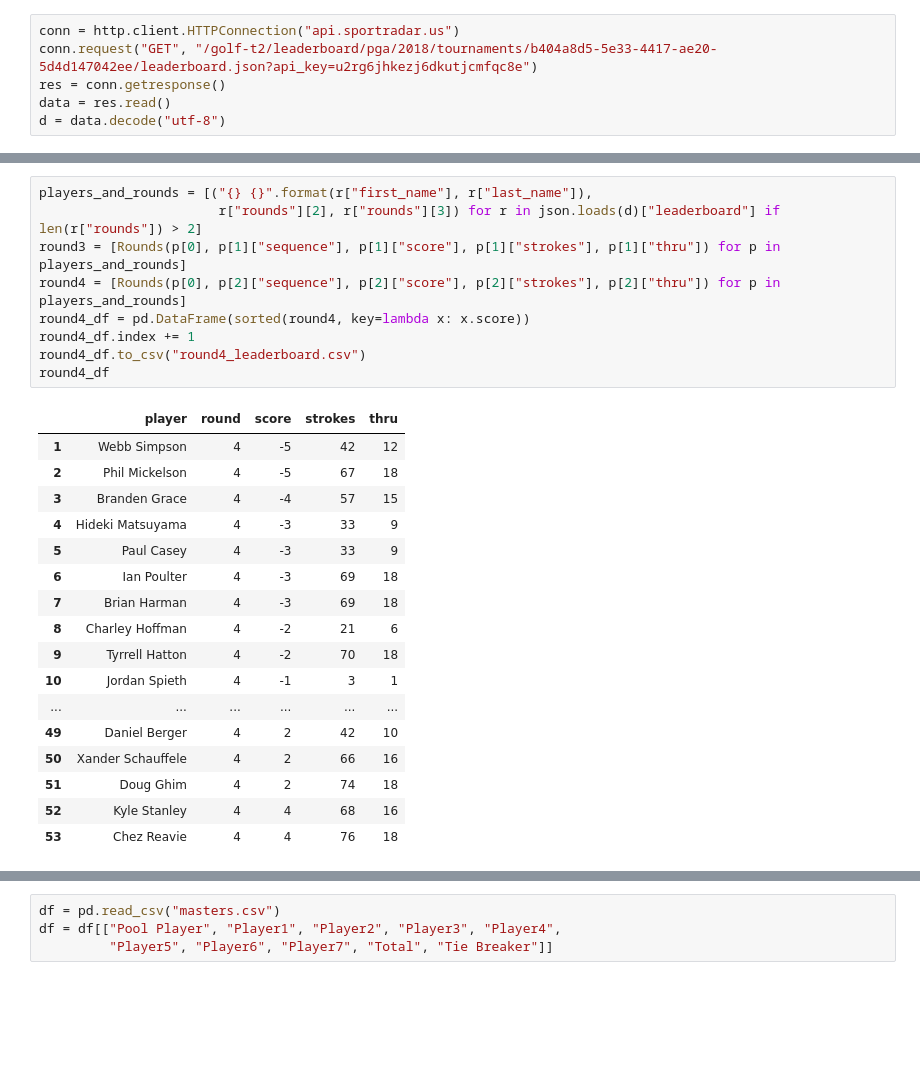
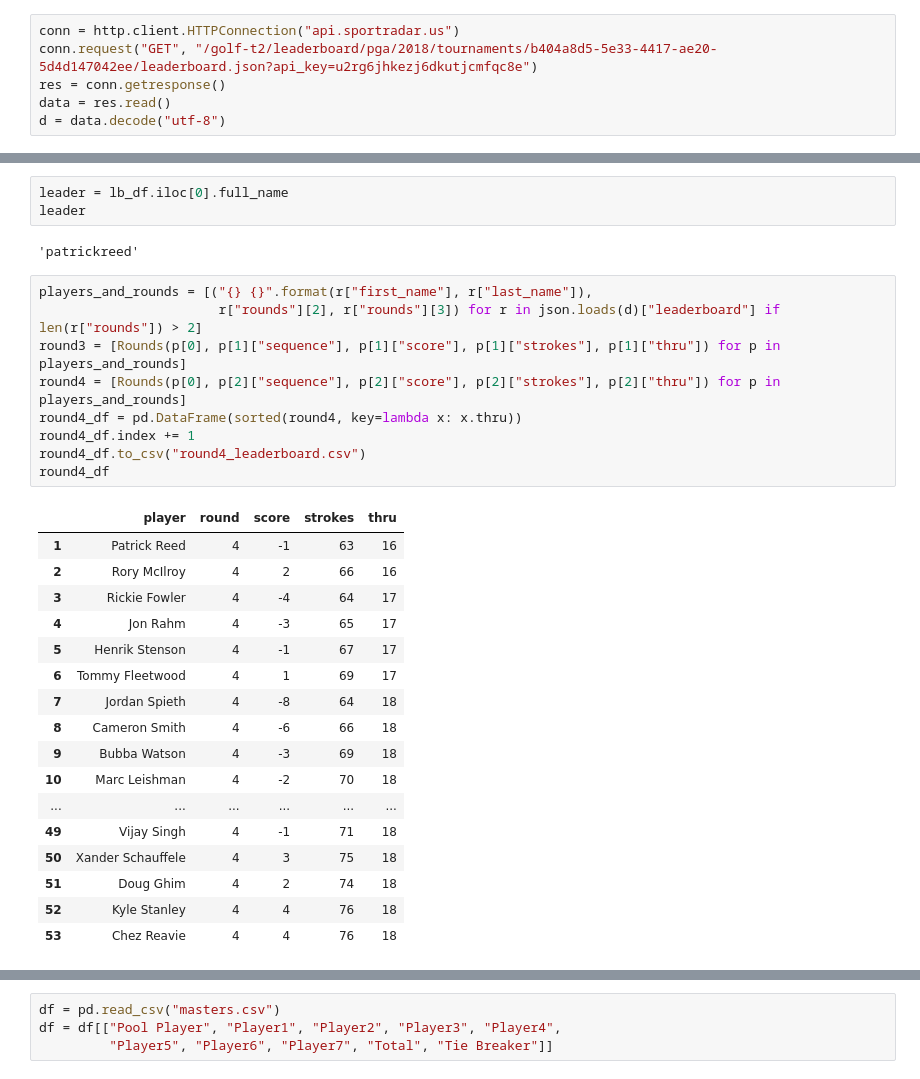
Before and after one commit to shewbaka/masters, a Jupyter notebook: masters.ipynb, the cells around one changed output, grey strips where cells are left out. Drawn from its saved outputs; the diff is of its cells as text; blank space fills up the shorter version.

```diff
--- a/masters.ipynb
+++ b/masters.ipynb
@@ -52,31 +52,36 @@ lb_df[[c for c in cols if c not in ("rounds",)]]
 | 85 | Yuxin | Lin | 82 | 15 | 159 | yuxinlin |
 | 86 | Matt | Parziale | 86 | 16 | 160 | mattparziale |
 | 87 | Harry | Ellis | 87 | 22 | 166 | harryellis |
+# %%
+leader = lb_df.iloc[0].full_name
+leader
+# %% [output]
+'patrickreed'
 # %%
 players_and_rounds = [("{} {}".format(r["first_name"], r["last_name"]),
                        r["rounds"][2], r["rounds"][3]) for r in json.loads(d)["leaderboard"] if len(r["rounds"]) > 2]
 round3 = [Rounds(p[0], p[1]["sequence"], p[1]["score"], p[1]["strokes"], p[1]["thru"]) for p in players_and_rounds]
 round4 = [Rounds(p[0], p[2]["sequence"], p[2]["score"], p[2]["strokes"], p[2]["thru"]) for p in players_and_rounds]
-round4_df = pd.DataFrame(sorted(round4, key=lambda x: x.score))
+round4_df = pd.DataFrame(sorted(round4, key=lambda x: x.thru))
 round4_df.index += 1
 round4_df.to_csv("round4_leaderboard.csv")
 round4_df
 # %% [output]
 |  | player | round | score | strokes | thru |
-| 1 | Webb Simpson | 4 | -5 | 42 | 12 |
-| 2 | Phil Mickelson | 4 | -5 | 67 | 18 |
-| 3 | Branden Grace | 4 | -4 | 57 | 15 |
-| 4 | Hideki Matsuyama | 4 | -3 | 33 | 9 |
-| 5 | Paul Casey | 4 | -3 | 33 | 9 |
-| 6 | Ian Poulter | 4 | -3 | 69 | 18 |
-| 7 | Brian Harman | 4 | -3 | 69 | 18 |
-| 8 | Charley Hoffman | 4 | -2 | 21 | 6 |
-| 9 | Tyrrell Hatton | 4 | -2 | 70 | 18 |
-| 10 | Jordan Spieth | 4 | -1 | 3 | 1 |
+| 1 | Patrick Reed | 4 | -1 | 63 | 16 |
+| 2 | Rory McIlroy | 4 | 2 | 66 | 16 |
+| 3 | Rickie Fowler | 4 | -4 | 64 | 17 |
+| 4 | Jon Rahm | 4 | -3 | 65 | 17 |
+| 5 | Henrik Stenson | 4 | -1 | 67 | 17 |
+| 6 | Tommy Fleetwood | 4 | 1 | 69 | 17 |
+| 7 | Jordan Spieth | 4 | -8 | 64 | 18 |
+| 8 | Cameron Smith | 4 | -6 | 66 | 18 |
+| 9 | Bubba Watson | 4 | -3 | 69 | 18 |
+| 10 | Marc Leishman | 4 | -2 | 70 | 18 |
 | ... | ... | ... | ... | ... | ... |
-| 49 | Daniel Berger | 4 | 2 | 42 | 10 |
-| 50 | Xander Schauffele | 4 | 2 | 66 | 16 |
+| 49 | Vijay Singh | 4 | -1 | 71 | 18 |
+| 50 | Xander Schauffele | 4 | 3 | 75 | 18 |
 | 51 | Doug Ghim | 4 | 2 | 74 | 18 |
-| 52 | Kyle Stanley | 4 | 4 | 68 | 16 |
+| 52 | Kyle Stanley | 4 | 4 | 76 | 18 |
 | 53 | Chez Reavie | 4 | 4 | 76 | 18 |
 # %%
```
Also changed, not shown: parts of 7 cells of this notebook, 3 other files.
